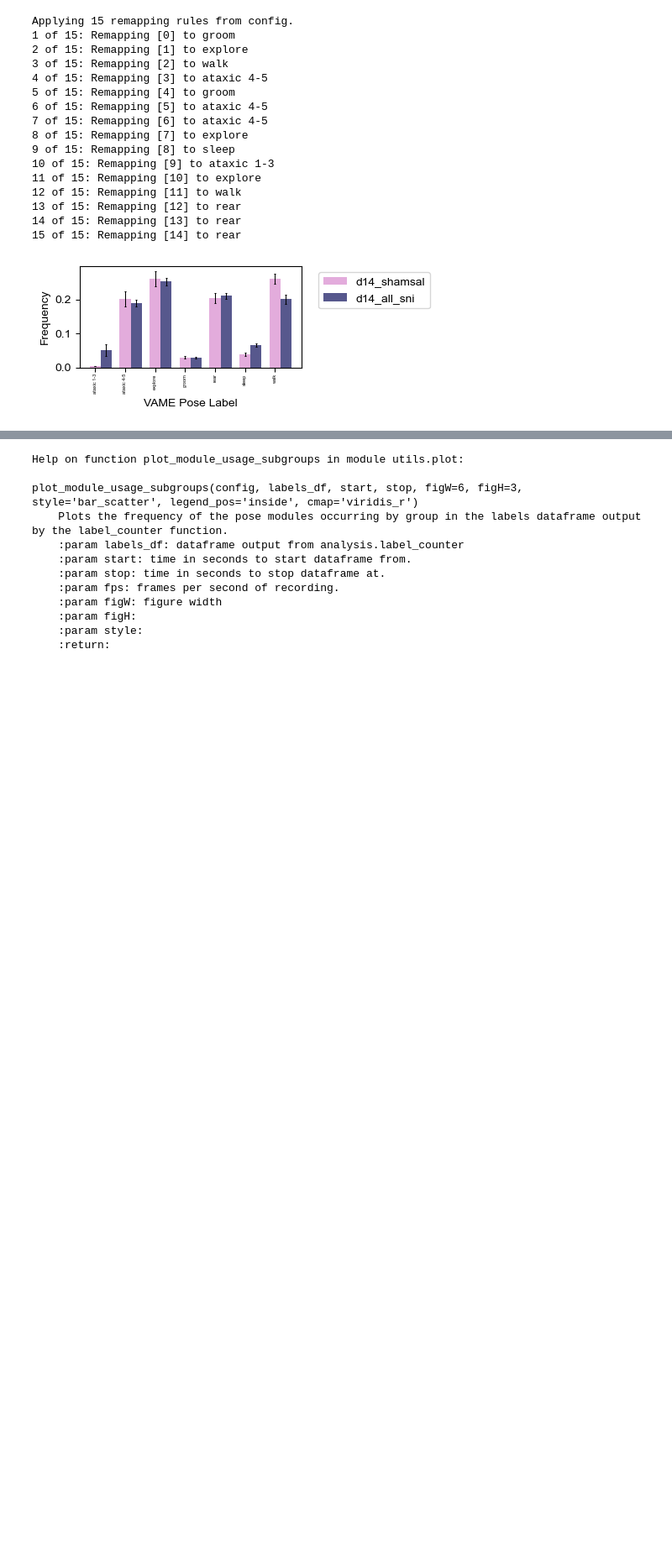
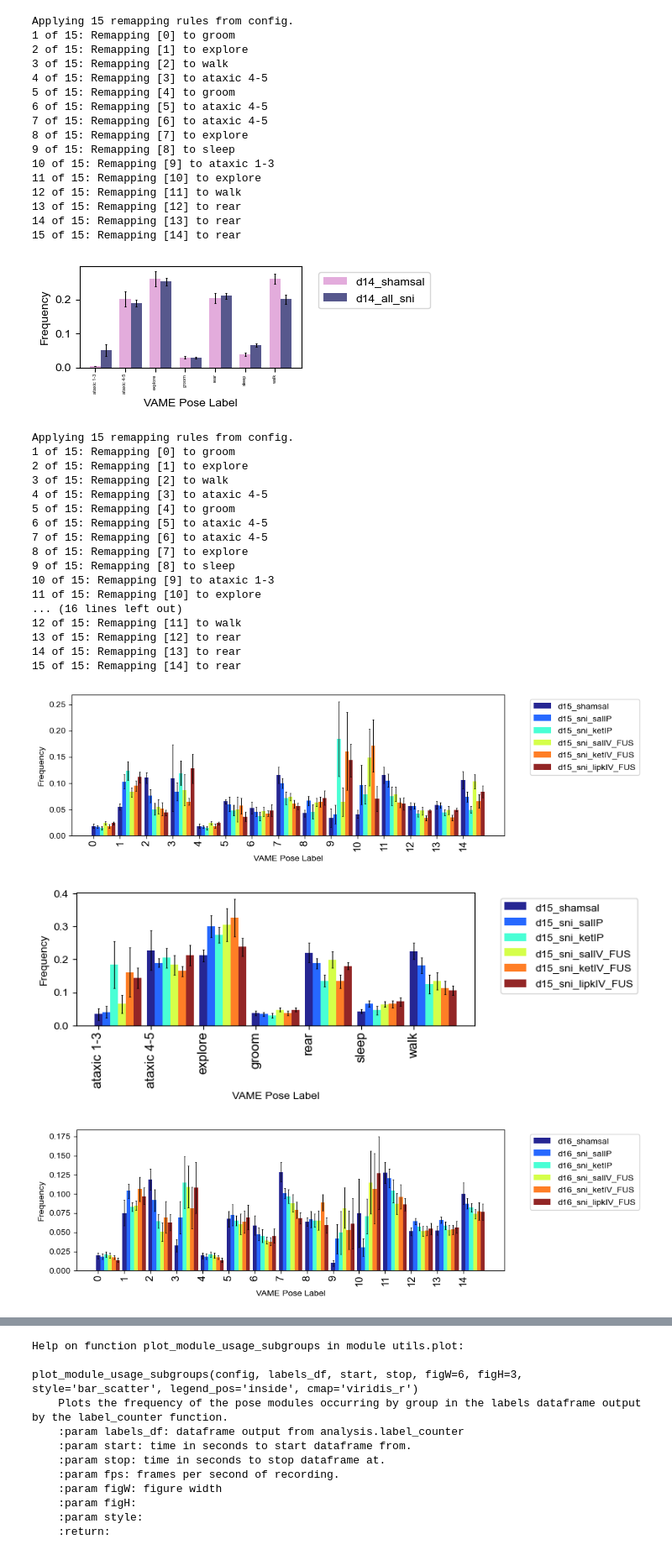
Before and after one commit to s-ewbank/MARIPoSA, a Jupyter notebook: demo/demo3_pca.ipynb, the cells around one changed output, grey strips where cells are left out. Shown at 84% size. Drawn from its saved outputs; the diff is of its cells as text; code cells hidden in the pictures; blank space fills up the shorter version.

```diff
--- a/demo/demo3_pca.ipynb
+++ b/demo/demo3_pca.ipynb
@@ -203,3 +203,53 @@ Applying 15 remapping rules from config.
 14 of 15: Remapping [13] to rear
 15 of 15: Remapping [14] to rear
 [figure]
+# %%
+save=True
+selected_subgroups=['d15_shamsal', 'd15_sni_salIP', 'd15_sni_ketIP', 'd15_sni_salIV_FUS', 'd15_sni_ketIV_FUS', 'd15_sni_lipkIV_FUS']
+labels_df, n_modules = analysis.label_counter_subgroups(config,0,1200,selected_subgroups=selected_subgroups)
+fig = plot.plot_module_usage_subgroups(config, labels_df, 0, 1200,figW=10,figH=3,cmap="jet",legend_pos="outside",style="bar_error")
+if save == True:
+    plt.savefig(save_path+"subgr d15 VAME.png",dpi=500)
+
+
+selected_subgroups=['d15_shamsal', 'd15_sni_salIP', 'd15_sni_ketIP', 'd15_sni_salIV_FUS', 'd15_sni_ketIV_FUS', 'd15_sni_lipkIV_FUS']
+labels_df, n_modules = analysis.label_counter_subgroups(config,0,1200,selected_subgroups=selected_subgroups)
+labels_df = analysis.make_remappings_from_BORIS(config, labels_df, BORIS_to_pose_mat)
+fig = plot.plot_module_usage_subgroups(config, labels_df, 0, 1200,figW=8,figH=3,cmap="jet",legend_pos="outside",style="bar_error")
+if save == True:
+    plt.savefig(save_path+"subgr d15 VAME_remapped.png",dpi=500)
+
+selected_subgroups=['d16_shamsal', 'd16_sni_salIP', 'd16_sni_ketIP', 'd16_sni_salIV_FUS','d16_sni_ketIV_FUS', 'd16_sni_lipkIV_FUS']
+labels_df, n_modules = analysis.label_counter_subgroups(config,0,1200,selected_subgroups=selected_subgroups)
+fig = plot.plot_module_usage_subgroups(config, labels_df, 0, 1200,figW=10,figH=3,cmap="jet",legend_pos="outside",style="bar_error")
+if save == True:
+    plt.savefig(save_path+"subgr d16 VAME",dpi=500)
+
+
+selected_subgroups=['d16_shamsal', 'd16_sni_salIP', 'd16_sni_ketIP', 'd16_sni_salIV_FUS','d16_sni_ketIV_FUS', 'd16_sni_lipkIV_FUS']
+labels_df, n_modules = analysis.label_counter_subgroups(config,0,1200,selected_subgroups=selected_subgroups)
+labels_df = analysis.make_remappings_from_BORIS(config, labels_df, BORIS_to_pose_mat)
+fig = plot.plot_module_usage_subgroups(config, labels_df, 0, 1200,figW=8,figH=3,cmap="jet",legend_pos="outside",style="bar_error")
+if save == True:
+    plt.savefig(save_path+"subgr d16 VAME_remapped.png",dpi=500)
+# %% [output]
+Applying 15 remapping rules from config.
+1 of 15: Remapping [0] to groom
+2 of 15: Remapping [1] to explore
+3 of 15: Remapping [2] to walk
+4 of 15: Remapping [3] to ataxic 4-5
+5 of 15: Remapping [4] to groom
+6 of 15: Remapping [5] to ataxic 4-5
+7 of 15: Remapping [6] to ataxic 4-5
+8 of 15: Remapping [7] to explore
+9 of 15: Remapping [8] to sleep
+10 of 15: Remapping [9] to ataxic 1-3
+11 of 15: Remapping [10] to explore
+... (16 lines left out)
+12 of 15: Remapping [11] to walk
+13 of 15: Remapping [12] to rear
+14 of 15: Remapping [13] to rear
+15 of 15: Remapping [14] to rear
+[figure, added]
+[figure, added]
+[figure, added]
```
Also changed, not shown: parts of 3 cells of this notebook, 6 other files.
